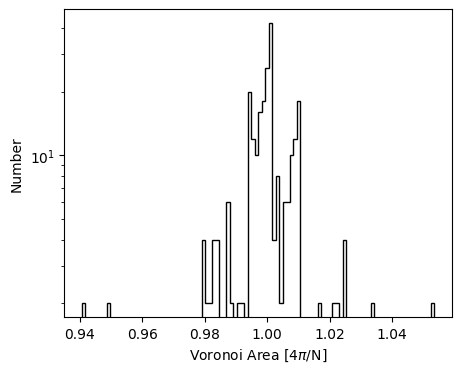
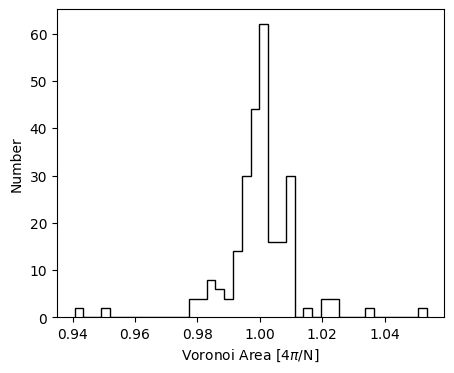
Unified diff of the notebook cell whose output changed from the first chart to the second:
--- before
+++ after
@@ -1,4 +1,4 @@
 plt.figure(dpi=100,figsize=(5,4))
-plt.hist(rays.area/(4*np.pi/256), bins=100,histtype='step',color='k',log=True)
+plt.hist(rays.area/(4*np.pi/256), bins=40,histtype='step',color='k')
 plt.xlabel("Voronoi Area [4$\pi$/N]")
 plt.ylabel("Number")

Commit: gitignore